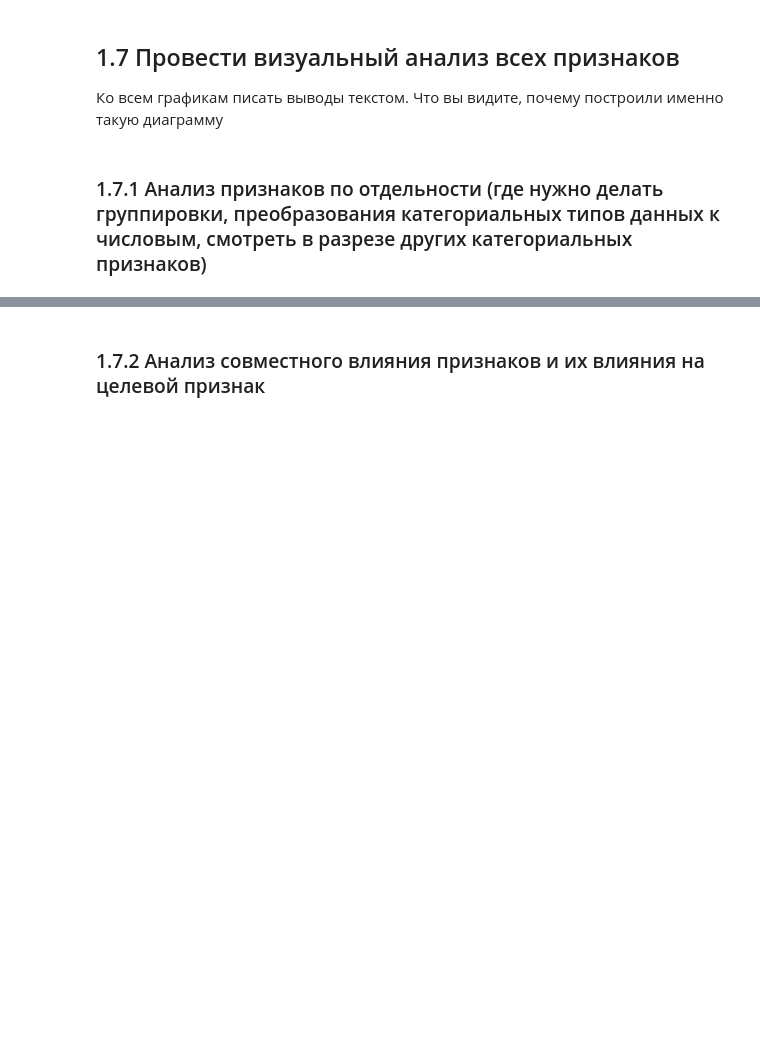
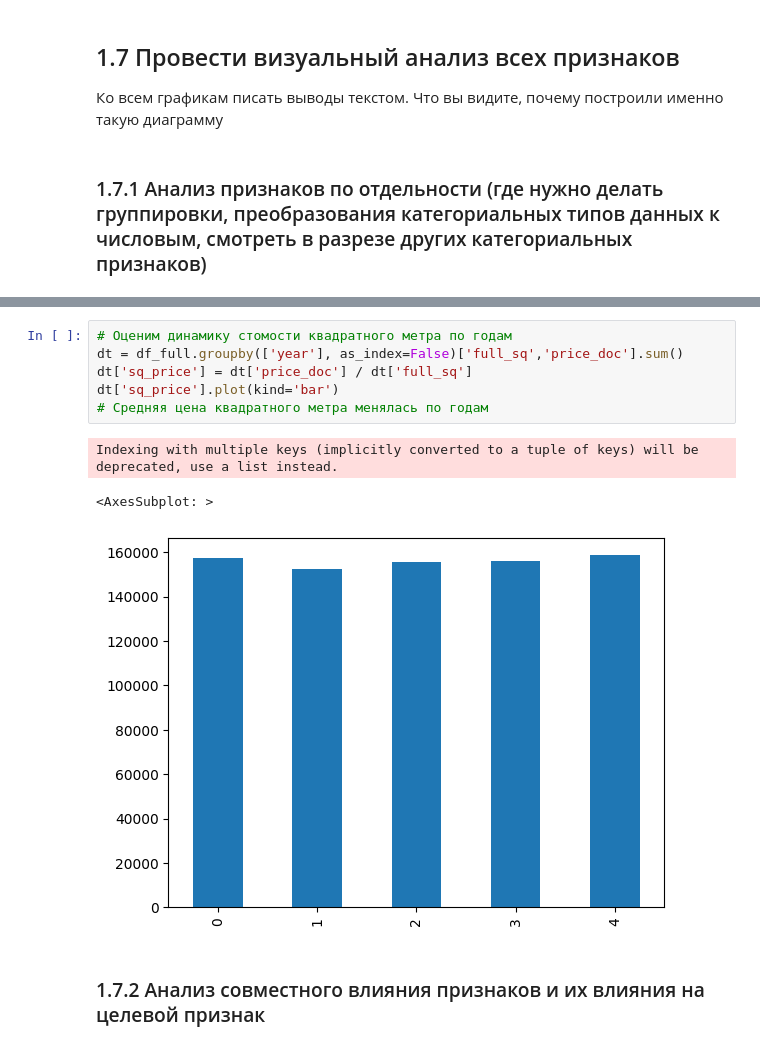
Before and after one commit to dmikhailov89/learning, a Jupyter notebook: final-project/final-project.ipynb, the cells around one changed output, grey strips where cells are left out. Cells and saved outputs as stored; diff of their text form; blank space fills up the shorter version.

```diff
--- a/final-project/final-project.ipynb
+++ b/final-project/final-project.ipynb
@@ -1203,2 +1246,12 @@ df_full.describe(include='all')
+# %%
+# Оценим динамику стомости квадратного метра по годам
+dt = df_full.groupby(['year'], as_index=False)['full_sq','price_doc'].sum()
+dt['sq_price'] = dt['price_doc'] / dt['full_sq']
+dt['sq_price'].plot(kind='bar')
+# Средняя цена квадратного метра менялась по годам
+# %% [output]
+Indexing with multiple keys (implicitly converted to a tuple of keys) will be deprecated, use a list instead.
+<AxesSubplot: >
+[figure, added]
 # %% [markdown]
 ### 1.7.2 Анализ совместного влияния признаков и их влияния на целевой признак
```
Also changed, not shown: parts of 20 cells of this notebook.
